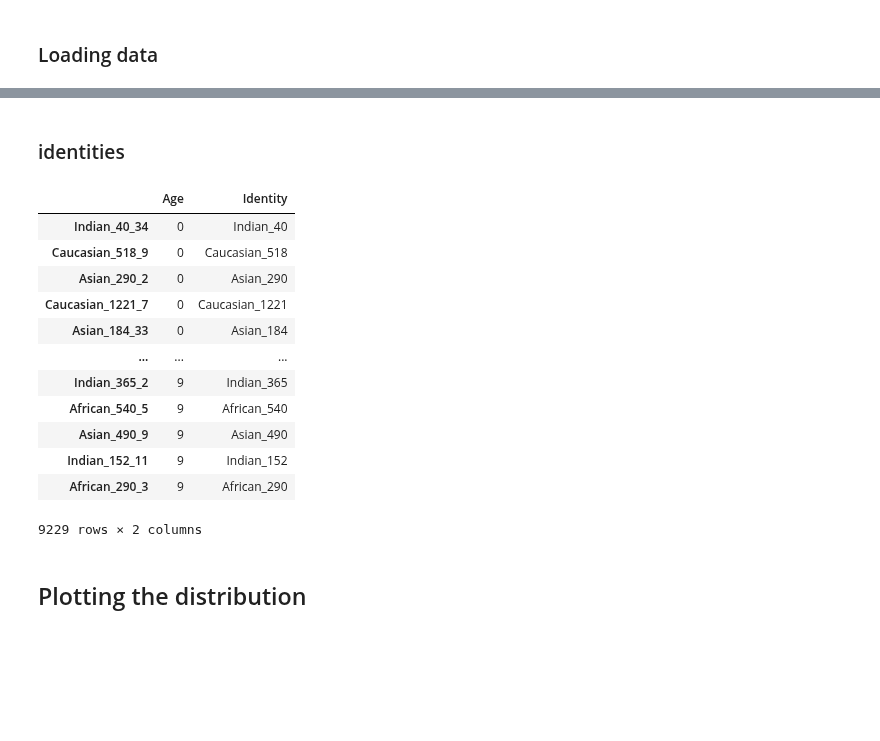
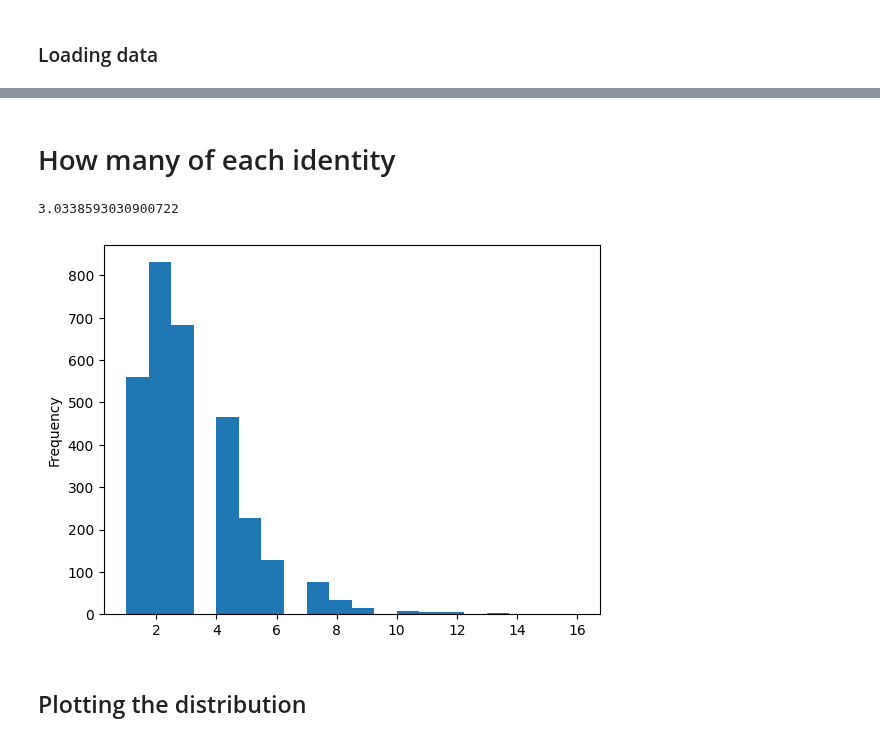
Before and after one commit to Kat-Gabi/Master_Thesis, a Jupyter notebook: notebooks/data_vis/age-estimation_stats.ipynb, the cells around one changed output, grey strips where cells are left out. Drawn from its saved outputs; the diff is of its cells as text; code cells hidden in the pictures; blank space fills up the shorter version.

```diff
--- a/notebooks/data_vis/age-estimation_stats.ipynb
+++ b/notebooks/data_vis/age-estimation_stats.ipynb
@@ -45,29 +15,21 @@ print(nans)
-# %% [markdown]
-### identities
 # %%
-df.head()
+def load_data(path):
+    f = open(path)
+    data = json.load(f)
+    df = pd.DataFrame.from_dict(data, orient='index', columns=['Age'])
+    f.close()
 
-df.describe()
-df.value_counts()
+    # removing nans
+    nans = df['Age'].isna().sum()
+    df = df.dropna()
 
-# make new column for the identity based on the index
-df['Identity'] = df.index
-df['Identity'] = df.index.str.rsplit('_', 1).str[0]
+    describe = df.describe()
+    value_counts = df.value_counts()
 
-df = df.sort_values(by='Age')
+    # make new column for the identity based on the index
+    df['Identity'] = df.index
+    df['Identity'] = df.index.str.rsplit('_', 1).str[0]
+
+    df = df.sort_values(by='Age')
+
+    return df, nans, describe, value_counts
-# %%
-df
-# %% [output]
-|  | Age | Identity |
-| Indian_40_34 | 0 | Indian_40 |
-| Caucasian_518_9 | 0 | Caucasian_518 |
-| Asian_290_2 | 0 | Asian_290 |
-| Caucasian_1221_7 | 0 | Caucasian_1221 |
-| Asian_184_33 | 0 | Asian_184 |
-| ... | ... | ... |
-| Indian_365_2 | 9 | Indian_365 |
-| African_540_5 | 9 | African_540 |
-| Asian_490_9 | 9 | Asian_490 |
-| Indian_152_11 | 9 | Indian_152 |
-| African_290_3 | 9 | African_290 |
-9229 rows × 2 columns
@@ -74,2 +40,16 @@ df
+# %% [markdown]
+# How many of each identity
+# %%
+df_YLFW['Identity'].value_counts()
+
+# plot amount of the same identity
+df_YLFW['Identity'].value_counts().plot(kind='hist', bins=20)
+
+df_YLFW['Identity'].describe()
+
+df_YLFW['Identity'].value_counts().mean()
+# %% [output]
+3.0338593030900722
+[figure, added]
 # %% [markdown]
 ## Plotting the distribution
```
Also changed, not shown: parts of 8 cells of this notebook.
